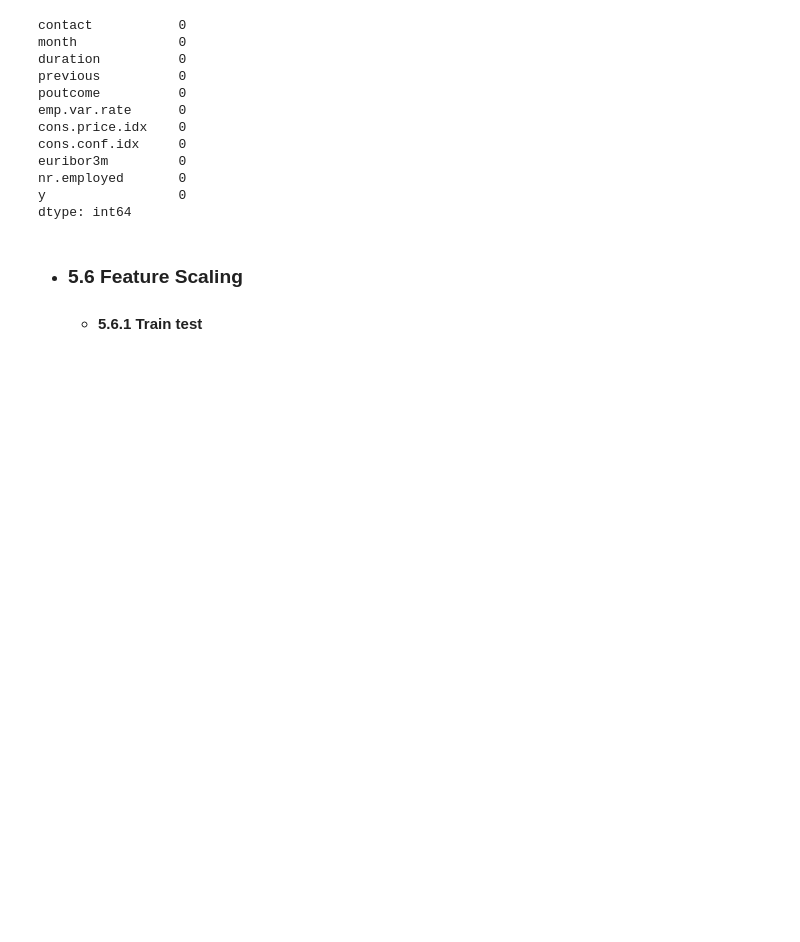
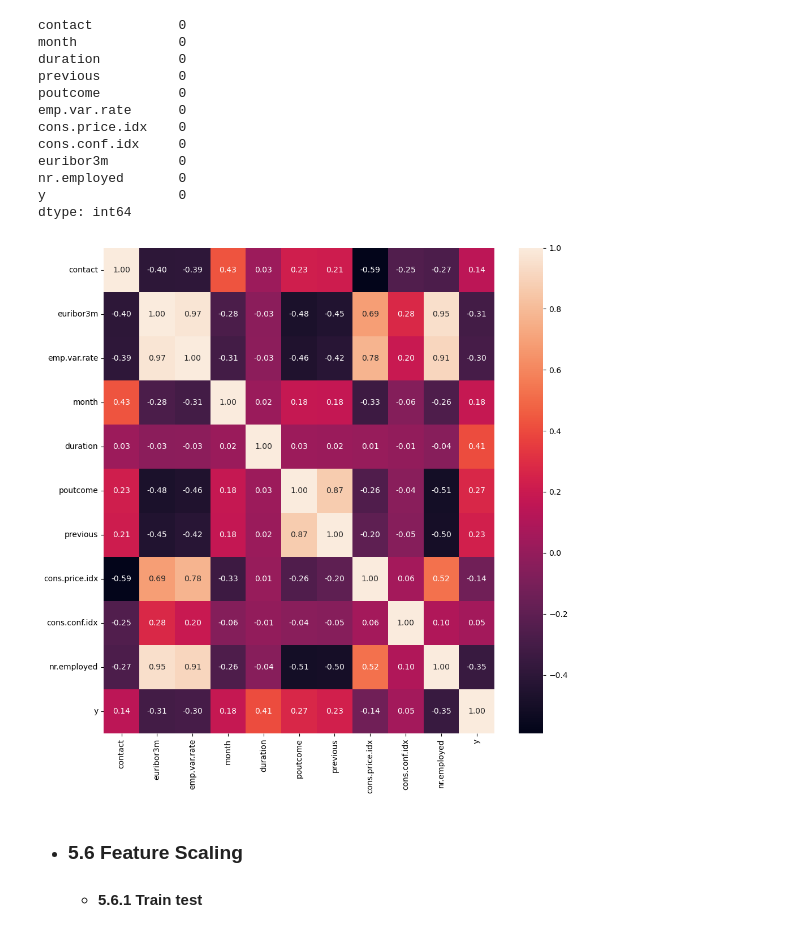
Before and after one commit to Fer-romer/fer-romer-logistic-regression, a Jupyter notebook: src/explore.ipynb, the cells around one changed output. Drawn from its saved outputs; the diff is of its cells as text; code cells hidden in the pictures; blank space fills up the shorter version.

```diff
--- a/src/explore.ipynb
+++ b/src/explore.ipynb
@@ -659,6 +646,24 @@ euribor3m         0
 nr.employed       0
 y                 0
 dtype: int64
+# %%
+fig, axes = plt.subplots(figsize=(10, 10))
+
+
+sns.heatmap(filt_df[['contact', 'euribor3m', 'emp.var.rate',
+                      'month', 'duration', 'poutcome',
+                      'previous', 'cons.price.idx', 'cons.conf.idx',
+                        'nr.employed', 'y']].corr(),
+                            annot = True,
+                                 fmt = ".2f")
+
+
+plt.tight_layout()
+
+
+plt.show()
+# %% [output]
+[figure, added]
 # %% [markdown]
 - ### 5.6 Feature Scaling
     - #### 5.6.1 Train test
```
Also changed, not shown: parts of 8 cells of this notebook, 1 other file.
